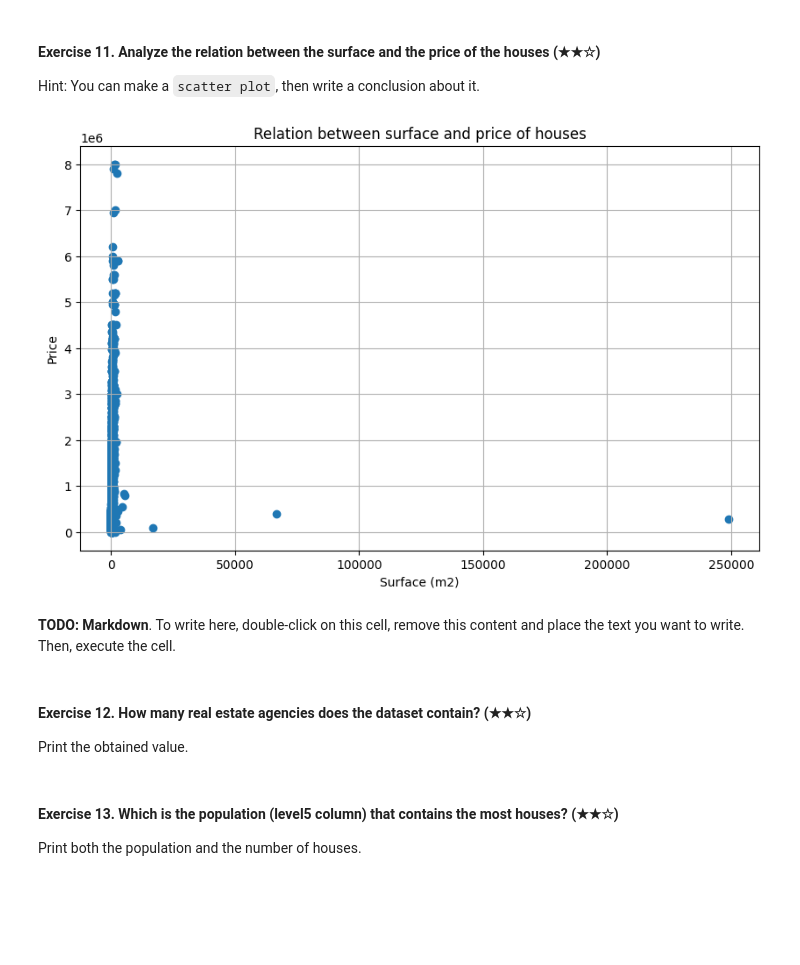
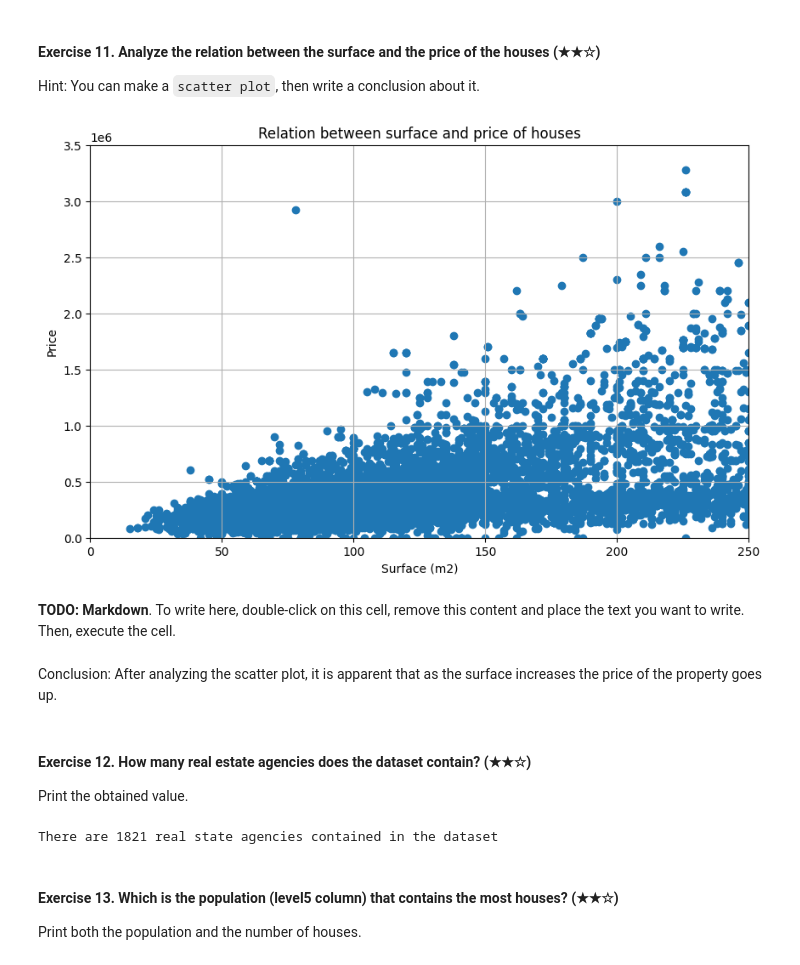
Before and after one commit to remelop03/realestate-datacleanup-exercise, a Jupyter notebook: project.ipynb, the cells around one changed output. Saved outputs shown, nothing was run; the diff lists cells and outputs as text; code cells hidden in the pictures; blank space fills up the shorter version.

Commit message:
Exercise 12

```diff
--- a/project.ipynb
+++ b/project.ipynb
@@ -213,22 +213,32 @@ Hint: You can make a `scatter plot`, then write a conclusion about it.
 # %%
 plt.figure(figsize=(10, 6))
 plt.scatter(ds['surface'], ds['price'])
 plt.xlabel('Surface (m2)')
 plt.ylabel('Price')
 plt.title('Relation between surface and price of houses')
 plt.grid(True)
 
+plt.xlim(0,250)
+plt.ylim(0,3500000)
+
 plt.show()
 # %% [output]
-[figure, old version]
+[figure, new version]
 # %% [markdown]
 **TODO: Markdown**. To write here, double-click on this cell, remove this content and place the text you want to write. Then, execute the cell.
+# %% [markdown]
+Conclusion: After analyzing the scatter plot, it is apparent that as the surface increases the price of the property goes up.
 # %% [markdown]
 #### Exercise 12. How many real estate agencies does the dataset contain? (★★☆)
 
 Print the obtained value.
 # %%
-# TODO
+# Exercise 12
+
+real_state_name=ds["realEstate_name"].nunique()
+print(f"There are {real_state_name} real state agencies contained in the dataset")
+# %% [output]
+There are 1821 real state agencies contained in the dataset
 # %% [markdown]
 #### Exercise 13. Which is the population (level5 column) that contains the most houses? (★★☆)
 
```
